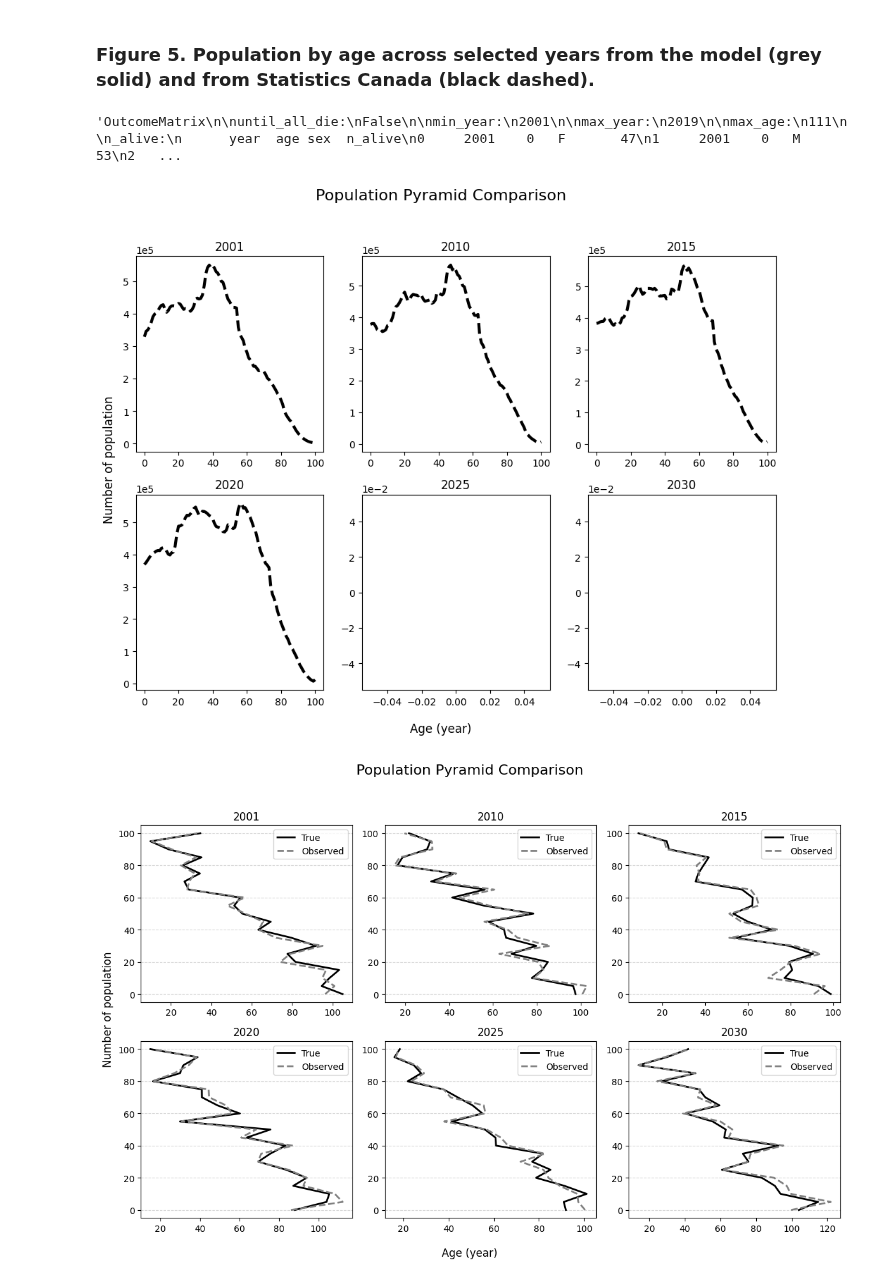
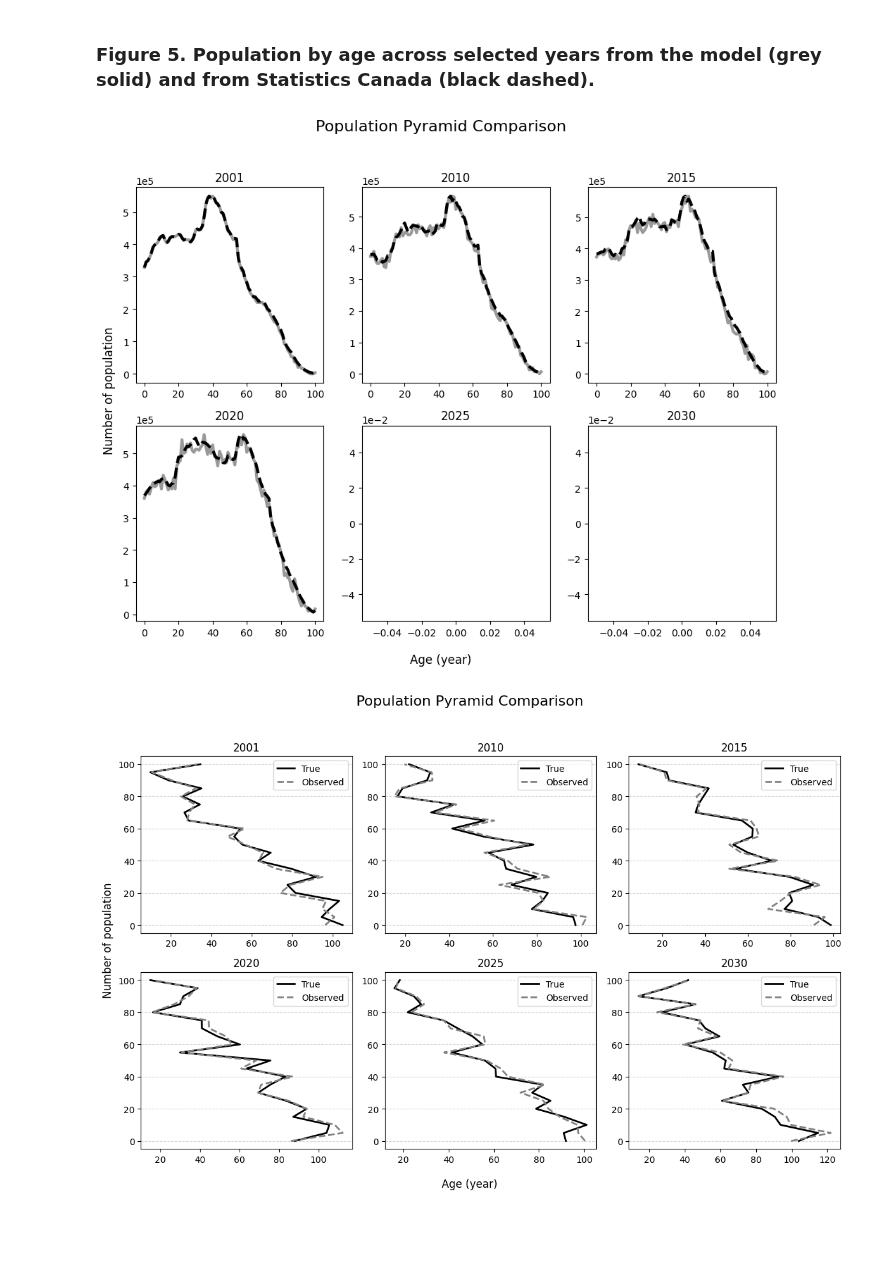
Before and after one commit to resplab/leap, a Jupyter notebook: notebook.ipynb, the cells around one changed output. Cells and saved outputs as stored; diff of their text form; code cells hidden in the pictures; blank space fills up the shorter version.

Commit message:
figure 5 shows stats and simulation data

```diff
--- a/notebook.ipynb
+++ b/notebook.ipynb
@@ -48,47 +48,58 @@ max_age:
 [MESSAGE]: Saved utility to /home/me/pharmsci/leap/output/jupyter_revised/outcome_matrix_utility.csv.
 # %% [markdown]
 ### Figure 5. Population by age across selected years from the model (grey solid) and from Statistics Canada (black dashed).
-# %%
-repr(outcome_matrix)
-# %% [output]
-'OutcomeMatrix\n\nuntil_all_die:\nFalse\n\nmin_year:\n2001\n\nmax_year:\n2019\n\nmax_age:\n111\n\n_alive:\n      year  age sex  n_alive\n0     2001    0   F       47\n1     2001    0   M       53\n2   ...
 # %%
 # Simulation parametres
 chosen_province = "CA"
 baseline_year = 2001
 growth_type = "M3"
 
 # Figure Parameters
 num_cols = 3
 num_rows = 2
 figure_years = [2001, 2010, 2015, 2020, 2025, 2030]
 
 # Read in population data from StatsCanada
 canada_pop_df = pd.read_csv("leap/processed_data/initial_pop_distribution.csv")
 canada_pop_df = canada_pop_df.query("province == @chosen_province and year >= @baseline_year")
-canada_pop_df.head()
+
+# Read in population data from simulation
+simulation_df = pd.read_csv("output/BIG_CA_30/outcome_matrix_alive.csv")
+simulation_df = simulation_df.query("year >= @baseline_year")
 
 fig, axs = plt.subplots(nrows=num_rows, ncols=num_cols, figsize=(10, 8))
 
 for i, year in enumerate(figure_years):
-    ax = axs[i // num_cols][i % num_cols]
-    year_data = canada_pop_df.query("year == @year")
-    year_data_total = year_data.groupby("age").sum().reset_index()
+    ax : plt.Axes = axs[i // num_cols][i % num_cols]
 
-    ax.plot(year_data_total["age"], year_data_total["n"], label="True",
+    # Filter stats data by current year
+    stats_year_data = canada_pop_df.query("year == @year")
+    stats_year_totals = stats_year_data.groupby("age").sum().reset_index()
+
+    # Filter simulation data by current year
+    simulation_year_data = simulation_df.query("year == @year and age <= 100")
+    simulation_year_toals = simulation_year_data.groupby("age").sum().reset_index()
+    # Scale the simulation data to match the maximum population of the stats data
+    scaling_factor = stats_year_totals["n"].max() / simulation_year_toals["n_alive"].max()
+    simulation_year_toals["n_alive"] *= scaling_factor
+
+    ax.plot(simulation_year_toals["age"], simulation_year_toals["n_alive"], label="True",
+            color="#999999", linestyle="-", linewidth=3)
+    ax.plot(stats_year_totals["age"], stats_year_totals["n"], label="True",
             color="black", linestyle="dashed", linewidth=3)
+
 
     # Title and Labels
     ax.set_title(f"{year}", fontsize=12)
     ax.ticklabel_format(style='scientific', axis='y', scilimits=(0, 0))
 
 fig.supxlabel("Age (year)")
 fig.supylabel("Number of population")
 fig.suptitle("Population Pyramid Comparison", fontsize=16)
 plt.tight_layout(rect=[0, 0, 1, 0.95])
 plt.show()
 # %% [output]
-[figure, old version]
+[figure, new version]
 # %%
 # Figure 5. Population by age across selected years from the model (grey solid) and from Statistics Canada (black dashed).
 
```
Also changed, not shown: parts of 1 cell of this notebook.
